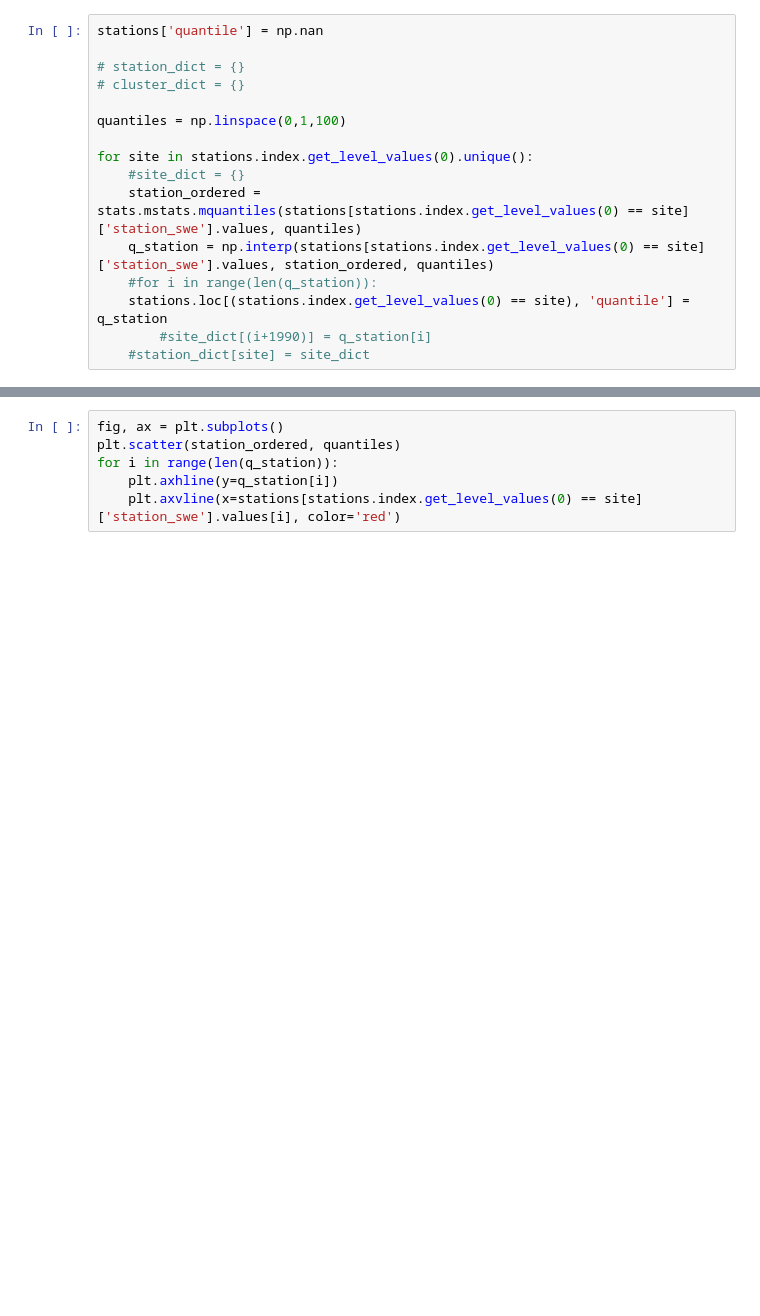
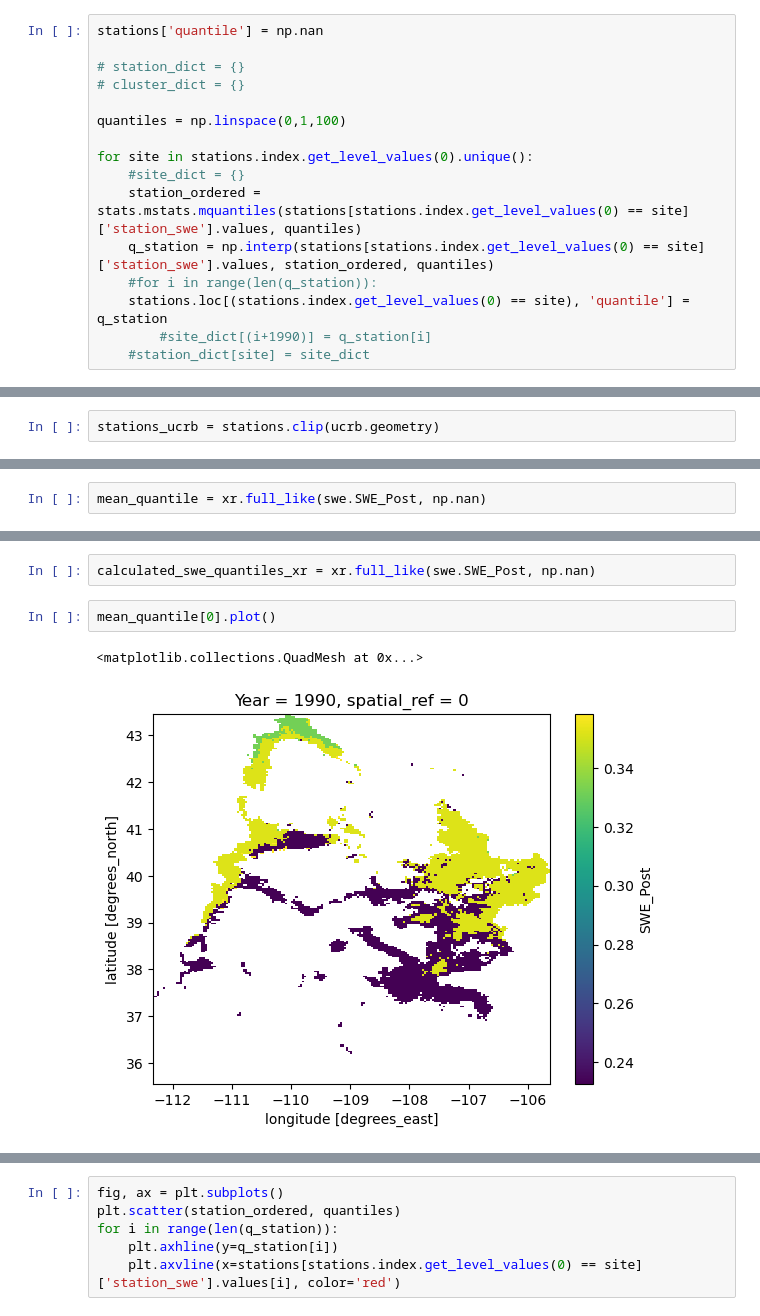
Before and after one commit to bessoh2/correlated-domains, a Jupyter notebook: notebooks/quantile_mapping_gridded.ipynb, the cells around one changed output, grey strips where cells are left out. Cells and saved outputs as stored; diff of their text form; blank space fills up the shorter version.

```diff
--- a/notebooks/quantile_mapping_gridded.ipynb
+++ b/notebooks/quantile_mapping_gridded.ipynb
@@ -585,0 +609,2 @@ for site in stations.index.get_level_values(0).unique():
+# %%
+stations_ucrb = stations.clip(ucrb.geometry)
@@ -585,0 +624,2 @@ for site in stations.index.get_level_values(0).unique():
+# %%
+mean_quantile = xr.full_like(swe.SWE_Post, np.nan)
@@ -585,0 +707,7 @@ for site in stations.index.get_level_values(0).unique():
+# %%
+calculated_swe_quantiles_xr = xr.full_like(swe.SWE_Post, np.nan)
+# %%
+mean_quantile[0].plot()
+# %% [output]
+<matplotlib.collections.QuadMesh at 0x...>
+[figure, added]
```
Also changed, not shown: parts of 44 cells of this notebook, 4 other files.
